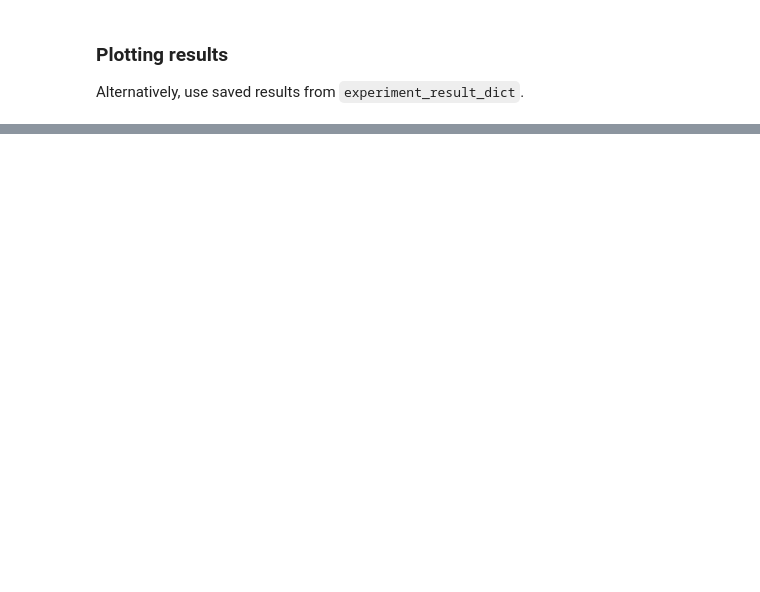
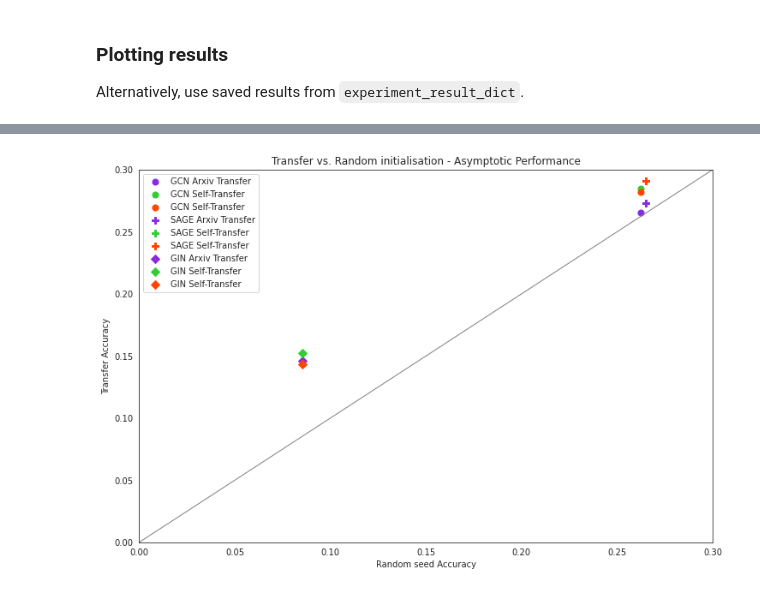
Before and after one commit to nishai/Graph-Network-Transfer, a Jupyter notebook: node_classification/results/results.ipynb, the cells around one changed output, grey strips where cells are left out. Drawn from its saved outputs; the diff is of its cells as text; code cells hidden in the pictures; blank space fills up the shorter version.

```diff
--- a/node_classification/results/results.ipynb
+++ b/node_classification/results/results.ipynb
@@ -114,0 +156,31 @@ for i, model in enumerate(models):
+# %%
+colours = {'transfer': 'blueviolet', 'self-transfer': 'limegreen', 'self-transfer-new-layer': 'orangered'}
+markers = {'gcn': 'o', 'sage': 'P', 'gin': 'D'}
+
+plt.figure(figsize=(12,8))
+
+for model in models:
+    base = experiment_results[frozenset({model, 'base'})]['accuracies'][:, 199].mean()
+    transfer = experiment_results[frozenset({model, 'transfer'})]['accuracies'][:, 199].mean()
+    self_transfer = experiment_results[frozenset({model, 'self-transfer'})]['accuracies'][:, 199].mean()
+    self_transfer_new_layer = experiment_results[frozenset({model, 'self-transfer-new-layer'})]['accuracies'][:, 199].mean()
+
+    plt.scatter(base, transfer, marker=markers[model], s=50,
+                label='{} Arxiv Transfer'.format(model.upper()), color=colours['transfer'])
+    plt.scatter(base, self_transfer, marker=markers[model], s=50,
+                label='{} Self-Transfer'.format(model.upper()), color=colours['self-transfer'])
+    plt.scatter(base, self_transfer_new_layer, marker=markers[model], s=50,
+                label='{} Self-Transfer'.format(model.upper()), color=colours['self-transfer-new-layer'])
+
+plt.plot(np.linspace(0, 1), np.linspace(0, 1), color='grey', lw=1)
+
+axes = plt.gca()
+axes.set_xlim([0, 0.3])
+axes.set_ylim([0, 0.3])
+
+plt.title('Transfer vs. Random initialisation - Asymptotic Performance')
+plt.xlabel('Random seed Accuracy')
+plt.ylabel('Transfer Accuracy')
+plt.legend();
+# %% [output]
+[figure, added]
```
Also changed, not shown: parts of 7 cells of this notebook, 1 other file.
